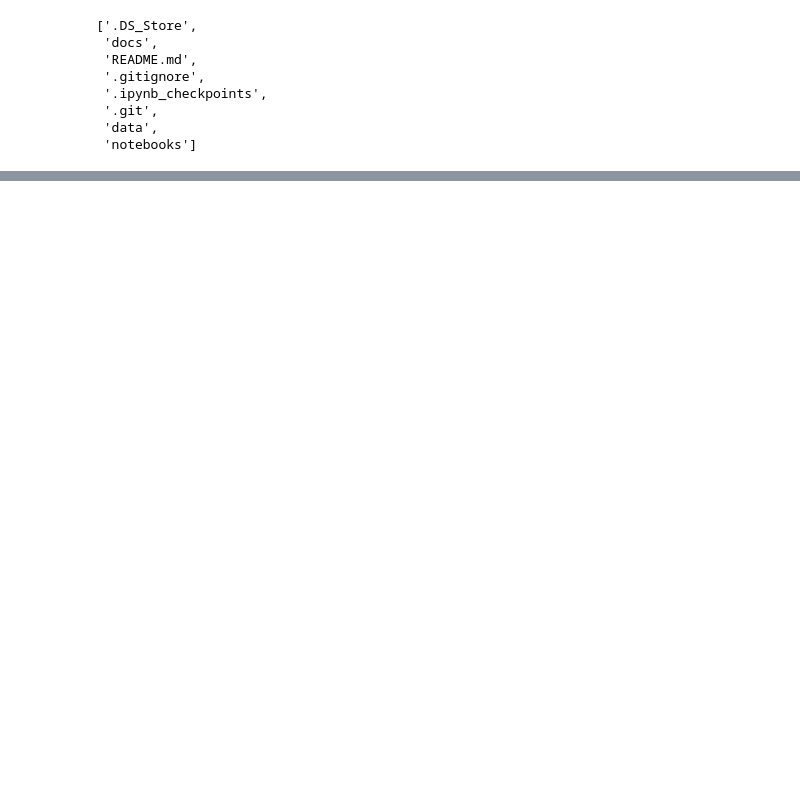
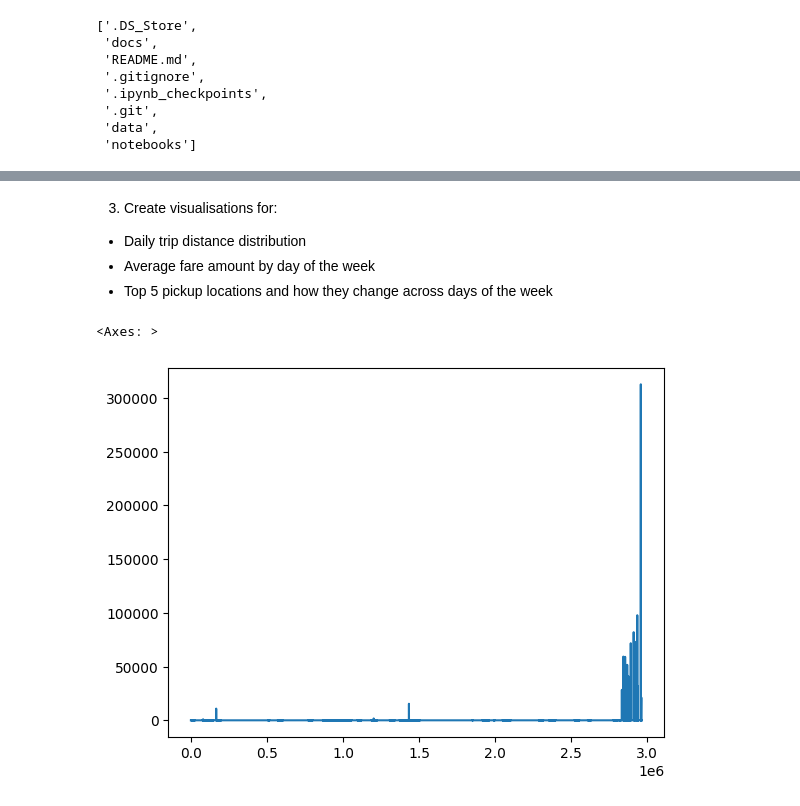
Before and after one commit to AndrewFerris/mandala, a Jupyter notebook: notebooks/Assessment.ipynb, the cells around one changed output, grey strips where cells are left out. Saved outputs shown, nothing was run; the diff lists cells and outputs as text; code cells hidden in the pictures; blank space fills up the shorter version.

```diff
--- a/notebooks/Assessment.ipynb
+++ b/notebooks/Assessment.ipynb
@@ -38,0 +88,12 @@ Trying to import the above resulted in these errors:
+# %% [markdown]
+3. Create visualisations for:
+ - Daily trip distance distribution
+ - Average fare amount by day of the week
+ - Top 5 pickup locations and how they change across days of the week
+# %%
+# Daily Trip Distance Distribution
+#sns.displot(df, x="trip_distance").set(title='Distribution of Trip Distance')
+df['trip_distance'].plot()
+# %% [output]
+<Axes: >
+[figure, added]
```
Also changed, not shown: parts of 18 cells of this notebook.
